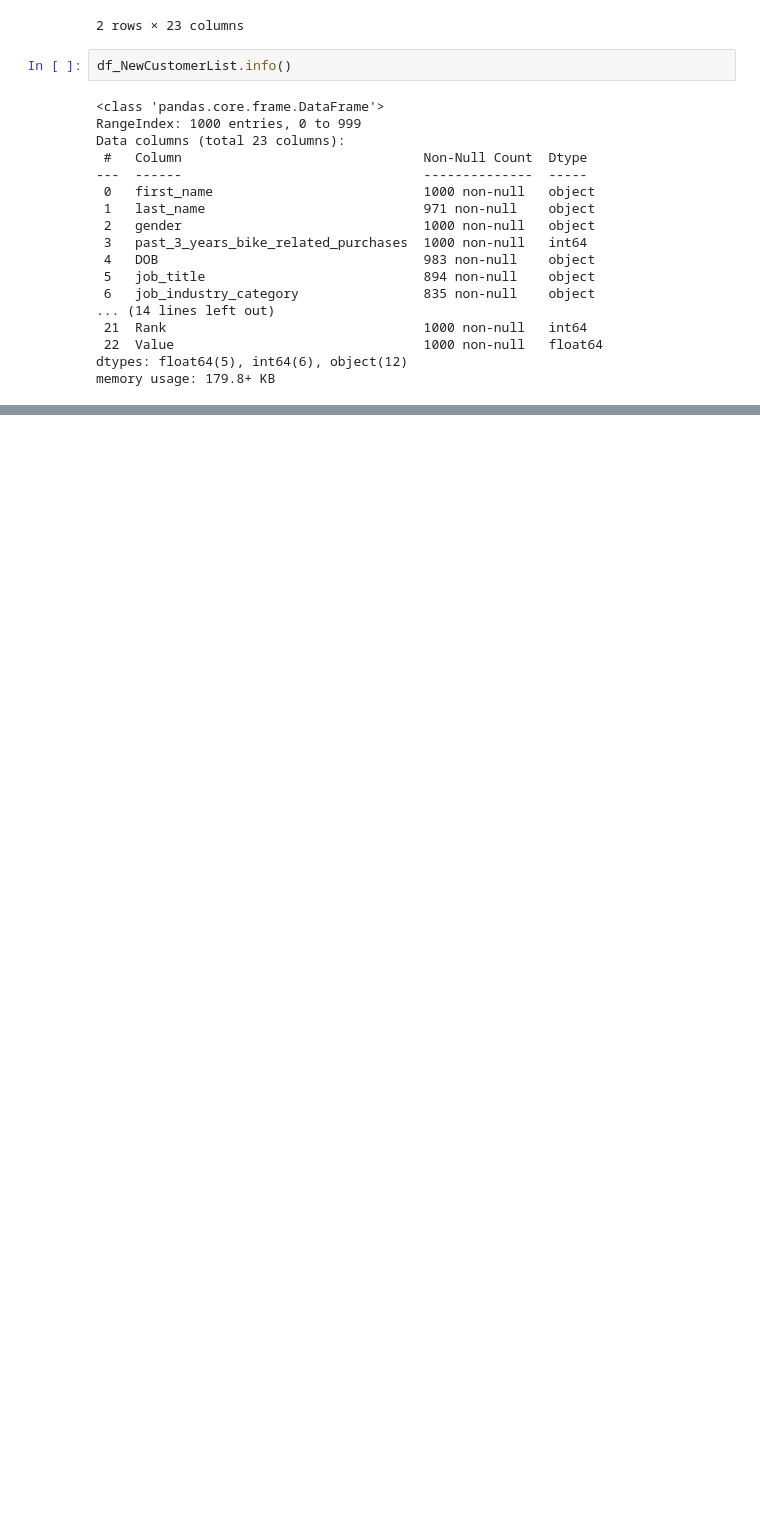
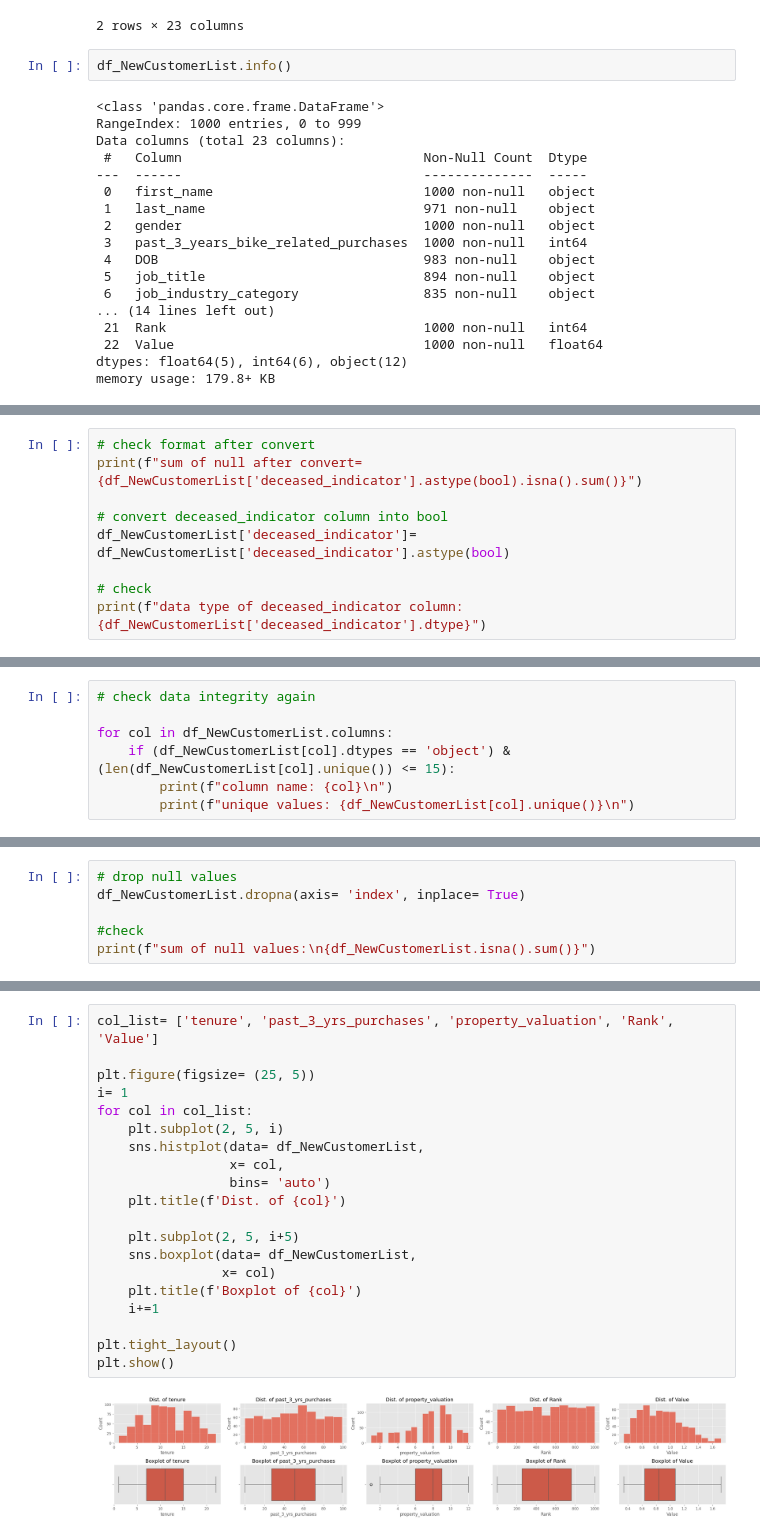
Before and after one commit to AhmAnwar/data-quality-KPMG-VE-forage, a Jupyter notebook: kpmg-ve-data-quality.ipynb, the cells around one changed output, grey strips where cells are left out. Saved outputs shown, nothing was run; the diff lists cells and outputs as text; blank space fills up the shorter version.

```diff
--- a/kpmg-ve-data-quality.ipynb
+++ b/kpmg-ve-data-quality.ipynb
@@ -293,0 +371,9 @@ memory usage: 179.8+ KB
+# %%
+# check format after convert
+print(f"sum of null after convert= {df_NewCustomerList['deceased_indicator'].astype(bool).isna().sum()}")
+
+# convert deceased_indicator column into bool
+df_NewCustomerList['deceased_indicator']= df_NewCustomerList['deceased_indicator'].astype(bool)
+
+# check
+print(f"data type of deceased_indicator column: {df_NewCustomerList['deceased_indicator'].dtype}")
@@ -293,0 +383,7 @@ memory usage: 179.8+ KB
+# %%
+# check data integrity again
+
+for col in df_NewCustomerList.columns:
+    if (df_NewCustomerList[col].dtypes == 'object') & (len(df_NewCustomerList[col].unique()) <= 15):
+        print(f"column name: {col}\n")
+        print(f"unique values: {df_NewCustomerList[col].unique()}\n")
@@ -293,0 +437,6 @@ memory usage: 179.8+ KB
+# %%
+# drop null values
+df_NewCustomerList.dropna(axis= 'index', inplace= True)
+
+#check
+print(f"sum of null values:\n{df_NewCustomerList.isna().sum()}")
@@ -293,0 +477,22 @@ memory usage: 179.8+ KB
+# %%
+col_list= ['tenure', 'past_3_yrs_purchases', 'property_valuation', 'Rank', 'Value']
+
+plt.figure(figsize= (25, 5))
+i= 1
+for col in col_list:
+    plt.subplot(2, 5, i)
+    sns.histplot(data= df_NewCustomerList,
+                 x= col,
+                 bins= 'auto')
+    plt.title(f'Dist. of {col}')
+
+    plt.subplot(2, 5, i+5)
+    sns.boxplot(data= df_NewCustomerList,
+                x= col)
+    plt.title(f'Boxplot of {col}')
+    i+=1
+
+plt.tight_layout()
+plt.show()
+# %% [output]
+[figure, added]
```
Also changed, not shown: parts of 17 cells of this notebook.
